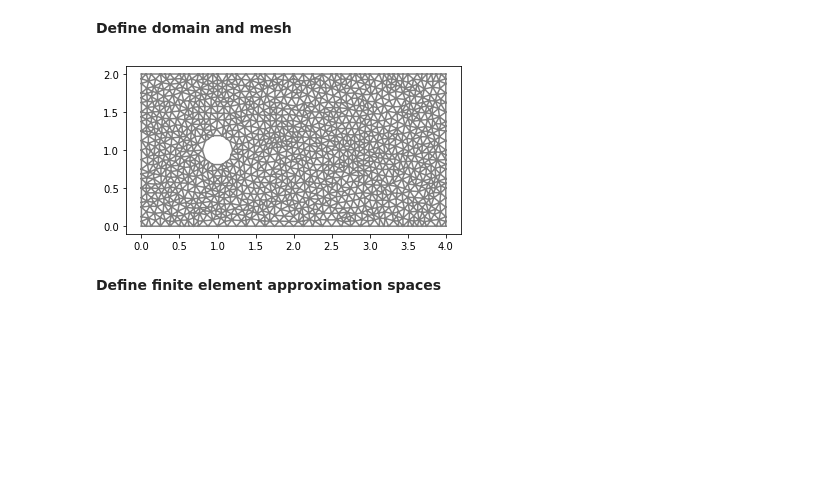
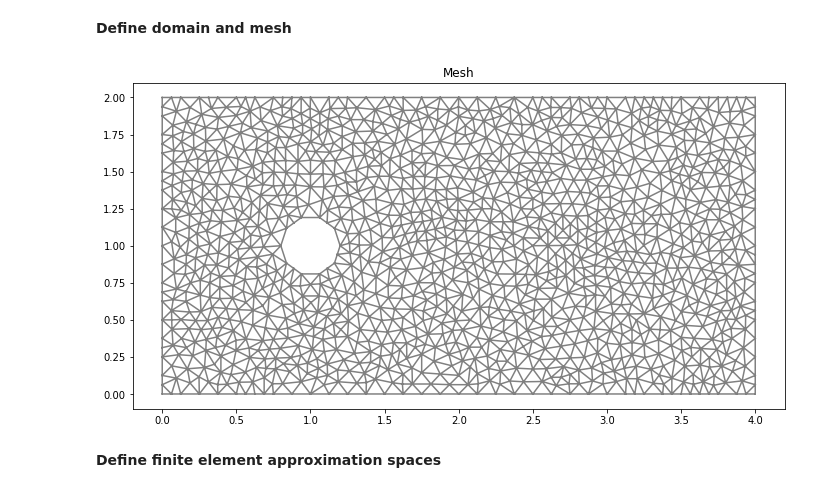
Before and after one commit to johanhoffman/DD2365_VT22, a Jupyter notebook: Lab2/notanumber_lab2.ipynb, the cells around one changed output. Cells and saved outputs as stored; diff of their text form; code cells hidden in the pictures; blank space fills up the shorter version.

```diff
--- a/Lab2/notanumber_lab2.ipynb
+++ b/Lab2/notanumber_lab2.ipynb
@@ -136,36 +154,36 @@ left = Left()
 right = Right()
 lower = Lower()
 upper = Upper()
 
 # Generate mesh (examples with and without a hole in the mesh)
 resolution = 32
 #mesh = RectangleMesh(Point(0.0, 0.0), Point(L, H), L*resolution, H*resolution)
 mesh = generate_mesh(Rectangle(Point(0.0,0.0), Point(L,H)) - Circle(Point(xc,yc),rc), resolution)
 
 # Local mesh refinement (specified by a cell marker)
 no_levels = 0
 for i in range(0,no_levels):
   cell_marker = MeshFunction("bool", mesh, mesh.topology().dim())
   for cell in cells(mesh):
     cell_marker[cell] = False
     p = cell.midpoint()
     if p.distance(Point(xc, yc)) < 1.0:
         cell_marker[cell] = True
   mesh = refine(mesh, cell_marker)
 
 # Define mesh functions (for boundary conditions)
 boundaries = MeshFunction("size_t", mesh, mesh.topology().dim()-1)
 boundaries.set_all(0)
 left.mark(boundaries, 1)
 right.mark(boundaries, 2)
 lower.mark(boundaries, 3)
 upper.mark(boundaries, 4)
 
-plt.figure()
-plot(mesh)
+plt.figure(figsize=(12, 6))
+plot(mesh, title="Mesh")
 plt.show()
 # %% [output]
-[figure, old version]
+[figure, new version]
 # %% [markdown]
 **Define finite element approximation spaces**
 # %%
```
Also changed, not shown: parts of 5 cells of this notebook.
